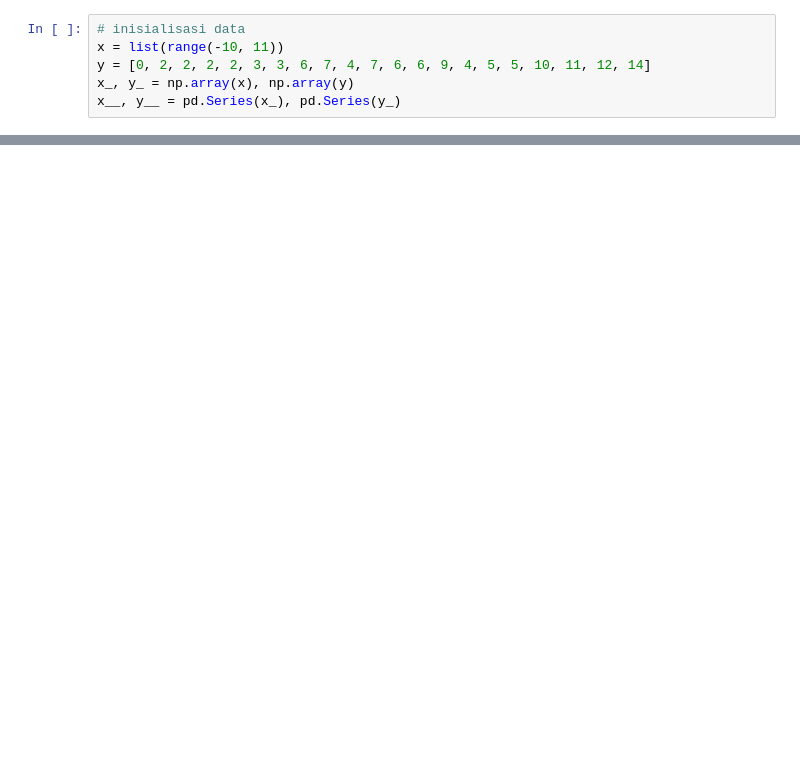
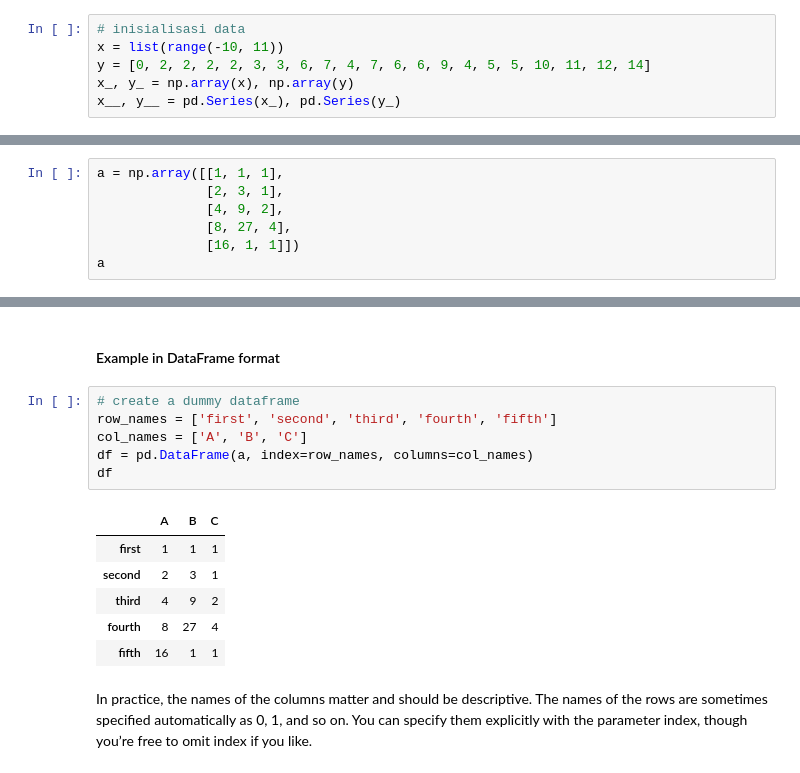
Before and after one commit to satriabimantara/DataAnalystBootcamp, a Jupyter notebook: #1-statistics-for-data-analysis.ipynb, the cells around one changed output, grey strips where cells are left out. Cells and saved outputs as stored; diff of their text form; blank space fills up the shorter version.

```diff
--- a/#1-statistics-for-data-analysis.ipynb
+++ b/#1-statistics-for-data-analysis.ipynb
@@ -565,0 +798,7 @@ True
+# %%
+a = np.array([[1, 1, 1],
+              [2, 3, 1],
+              [4, 9, 2],
+              [8, 27, 4],
+              [16, 1, 1]])
+a
@@ -565,0 +839,17 @@ True
+# %% [markdown]
+#### Example in DataFrame format
+# %%
+# create a dummy dataframe
+row_names = ['first', 'second', 'third', 'fourth', 'fifth']
+col_names = ['A', 'B', 'C']
+df = pd.DataFrame(a, index=row_names, columns=col_names)
+df
+# %% [output]
+|  | A | B | C |
+| first | 1 | 1 | 1 |
+| second | 2 | 3 | 1 |
+| third | 4 | 9 | 2 |
+| fourth | 8 | 27 | 4 |
+| fifth | 16 | 1 | 1 |
+# %% [markdown]
+In practice, the names of the columns matter and should be descriptive. The names of the rows are sometimes specified automatically as 0, 1, and so on. You can specify them explicitly with the parameter index, though you’re free to omit index if you like.
```
Also changed, not shown: parts of 57 cells of this notebook.
